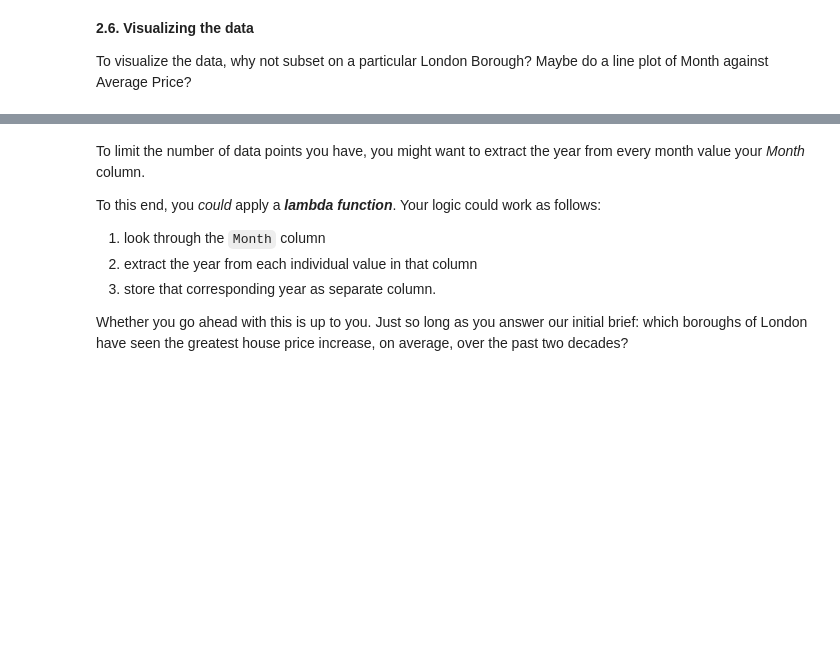
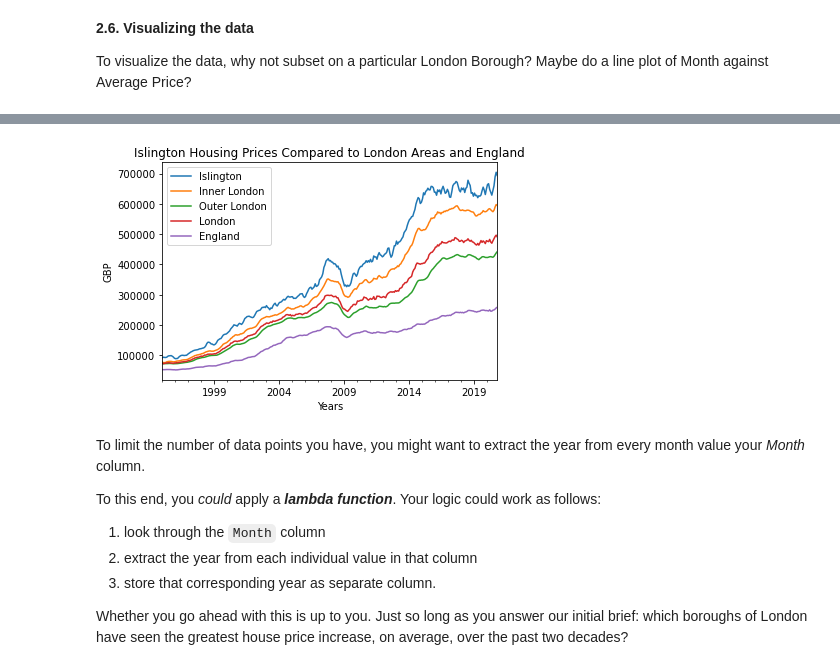
Before and after one commit to artunart/springboard, a Jupyter notebook: Unit_04_Challenge/Unit 4 Challenge - Tier 3.ipynb, the cells around one changed output, grey strips where cells are left out. Cells and saved outputs as stored; diff of their text form; code cells hidden in the pictures; blank space fills up the shorter version.

```diff
--- a/Unit_04_Challenge/Unit 4 Challenge - Tier 3.ipynb
+++ b/Unit_04_Challenge/Unit 4 Challenge - Tier 3.ipynb
@@ -138,3 +285,25 @@ To visualize the data, why not subset on a particular London Borough? Maybe do a
+# %%
+#Focus on  Islington vs London Areas, London and England
+
+#No averaging needed - filter on the indices.
+
+islington_filter = properties3.index.get_level_values(0) == 'Islington'
+london_area_filter = properties3.index.get_level_values(2) == 'London Areas'
+london_england_filter = properties3.index.get_level_values(0).isin(['LONDON', 'England'])
+#print(london_filter)
+
+islington_comparison_df = properties3[islington_filter | london_area_filter | london_england_filter]
+
+islington_comparison_df.T.plot()
+
+
+plt.title('Islington Housing Prices Compared to London Areas and England')
+plt.xlabel('Years')
+plt.ylabel('GBP')
+plt.legend(islington_comparison_df.index.get_level_values(0).str.title())
+plt.show()
+# %% [output]
+[figure, added]
 # %% [markdown]
 To limit the number of data points you have, you might want to extract the year from every month value your *Month* column.
 
```
Also changed, not shown: parts of 11 cells of this notebook, 2 other files.
